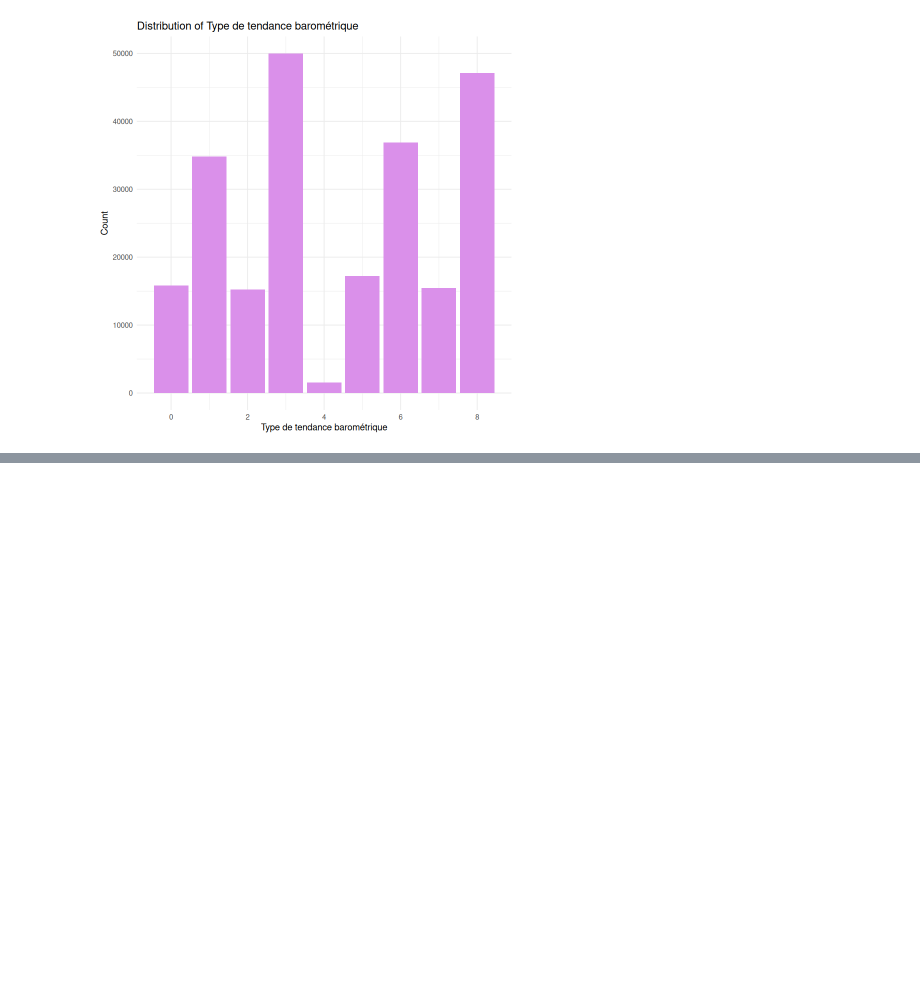
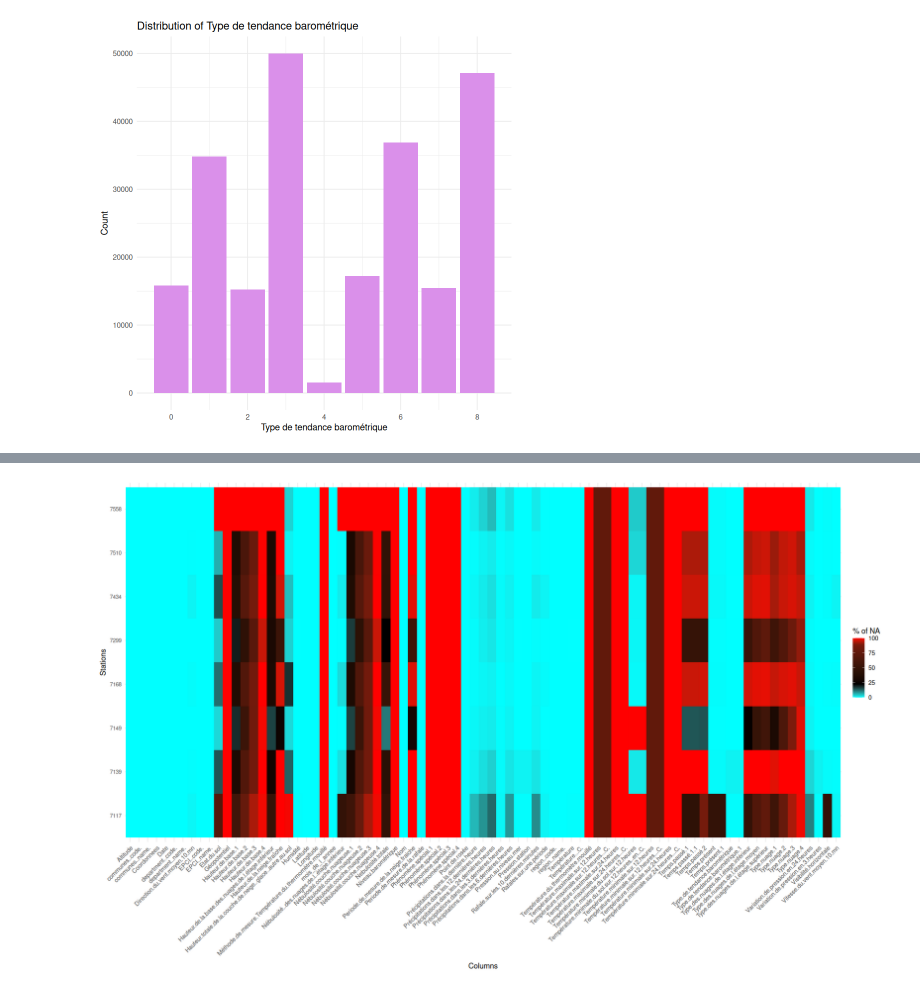
Before and after one commit to thomasdepic/SDD-BE-meteo, a Jupyter notebook: questions/1_presentation_donnees.ipynb, the cells around one changed output, grey strips where cells are left out. Saved outputs shown, nothing was run; the diff lists cells and outputs as text; code cells hidden in the pictures; blank space fills up the shorter version.

Commit message:
heatmap pour les Nan dans la présentation des données

```diff
--- a/questions/1_presentation_donnees.ipynb
+++ b/questions/1_presentation_donnees.ipynb
@@ -431,0 +417,15 @@ Warning message:
+# %%
+# Pour avoir le nombre de NaN
+# result <- full_data %>%
+#   group_by(ID.OMM.station) %>%
+#   summarise(across(everything(), ~ sum(is.na(.x))))
+
+# pour avoir le %age
+result <- full_data %>%
+  group_by(ID.OMM.station) %>%
+  summarise(across(everything(), ~ {
+    n_total <- n()
+    n_na <- sum(is.na(.x))
+    ifelse(n_total == 0, NA, n_na / n_total * 100)
+  }))
+print(result)
@@ -431,0 +451,22 @@ Warning message:
+# %%
+# adapte les dimensions
+
+result_long <- result %>%
+  pivot_longer(
+    cols = -ID.OMM.station,
+    names_to = "column",
+    values_to = "na_count"
+  )
+# %%
+# Heatmap
+options(repr.plot.width=16, repr.plot.height=10)
+ggplot(result_long, aes(x = column, y = factor(ID.OMM.station), fill = na_count)) +
+  geom_tile() +
+  scale_fill_gradientn(colours = c("cyan", "black", "red"),
+                       values = scales::rescale(c(0, 0.1, 0.2, 0.8, 0.9))) +
+  labs(x = "Columns", y = "Stations", fill = "% of NA") +
+  theme_minimal() +
+  theme(axis.text.y = element_text(size = 8),
+        axis.text.x = element_text(angle = 45, hjust = 1))
+# %% [output]
+[figure, added]
```
Also changed, not shown: parts of 4 cells of this notebook.
